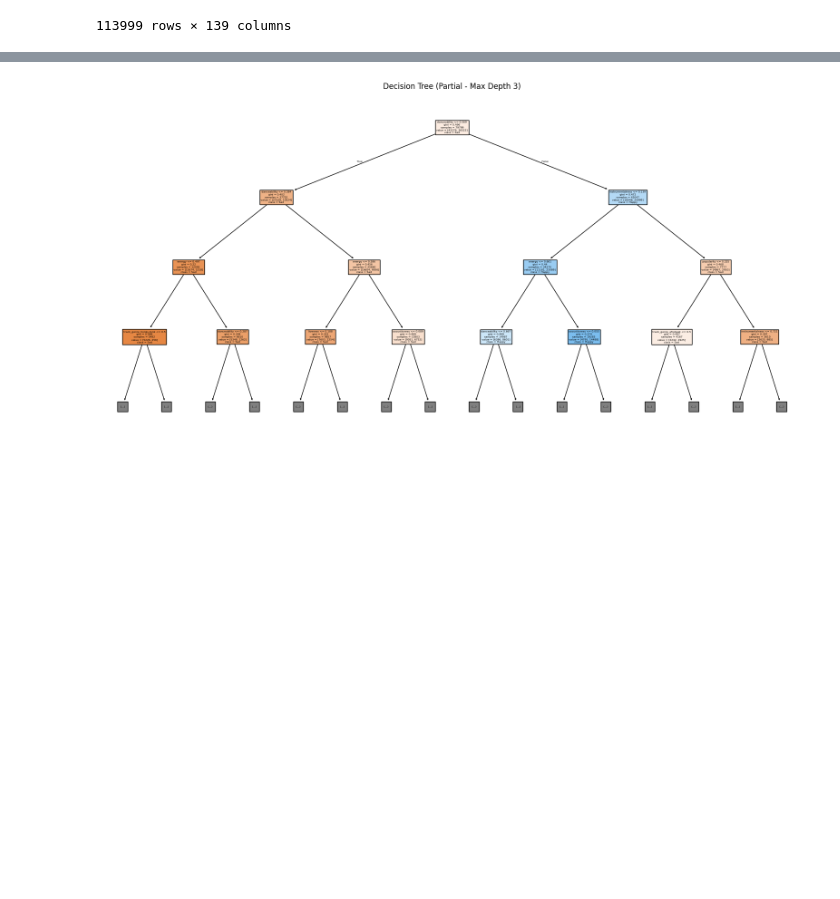
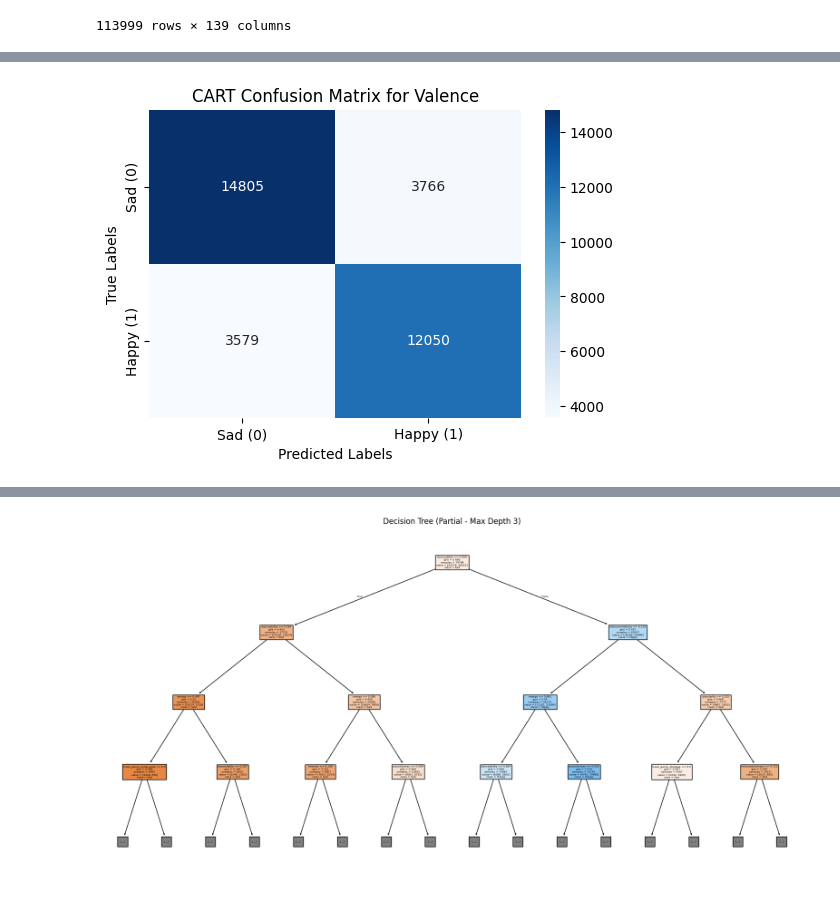
Before and after one commit to nfortes/music-happiness-predictor, a Jupyter notebook: music-happiness-predictor-cart.ipynb, the cells around one changed output, grey strips where cells are left out. Saved outputs shown, nothing was run; the diff lists cells and outputs as text; code cells hidden in the pictures; blank space fills up the shorter version.

```diff
--- a/music-happiness-predictor-cart.ipynb
+++ b/music-happiness-predictor-cart.ipynb
@@ -107,0 +108,23 @@ Confusion Matrix:
+# %%
+import seaborn as sns
+import matplotlib.pyplot as plt
+from sklearn.metrics import confusion_matrix
+
+# Generate the confusion matrix
+cm = confusion_matrix(y_test, y_pred)
+
+# Create the heatmap
+plt.figure(figsize=(6, 4))
+ax = plt.subplot()
+sns.heatmap(cm, annot=True, fmt="g", cmap="Blues", ax=ax)
+
+# Labels, title, and ticks
+ax.set_xlabel("Predicted Labels")
+ax.set_ylabel("True Labels")
+ax.set_title("CART Confusion Matrix for Valence")
+ax.xaxis.set_ticklabels(["Sad (0)", "Happy (1)"])
+ax.yaxis.set_ticklabels(["Sad (0)", "Happy (1)"])
+
+plt.show()
+# %% [output]
+[figure, added]
```
Also changed, not shown: parts of 2 cells of this notebook, 3 other files.
